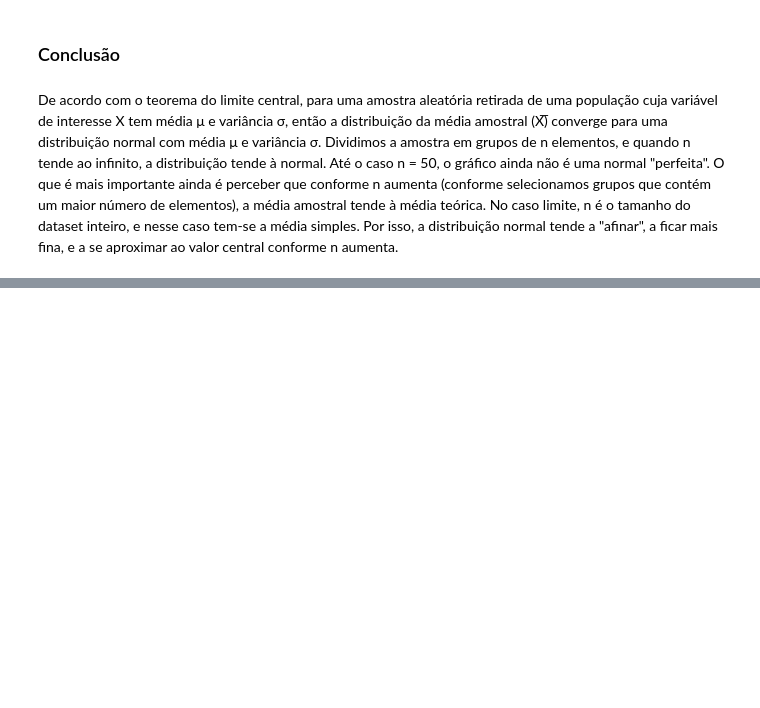
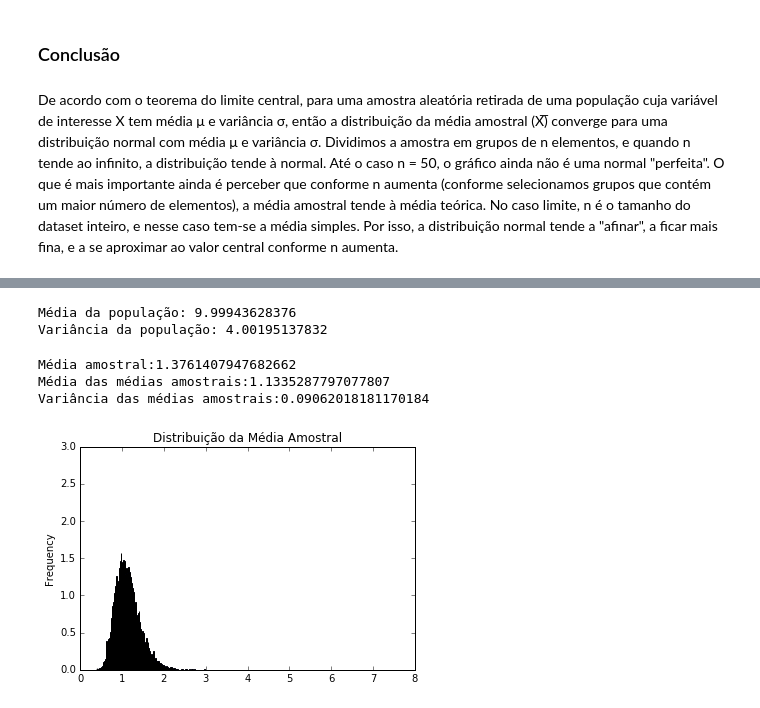
Before and after one commit to alcapriles/CD1S17, a Jupyter notebook: Projeto3/Entrega3.ipynb, the cells around one changed output, grey strips where cells are left out. Saved outputs shown, nothing was run; the diff lists cells and outputs as text; code cells hidden in the pictures; blank space fills up the shorter version.

```diff
--- a/Projeto3/Entrega3.ipynb
+++ b/Projeto3/Entrega3.ipynb
@@ -161,0 +167,45 @@ simples. Por isso, a distribuição normal tende a "afinar", a ficar mais fina,
+# %%
+pop2 = stats.norm.rvs(loc=10, scale=2, size=1000000)
+mu = pop2.mean()
+sigma = pop2.var()
+print('Média da população:', mu)
+print('Variância da população:', sigma)
+# %% [output]
+Média da população: 9.99943628376
+Variância da população: 4.00195137832
+# %%
+def tlc2(n):
+    amostras = np.random.choice(distribuicao_lognorm,n)
+    media_amostral = amostras.mean()
+    print("Média amostral:{}".format(media_amostral))
+    media_media_amostral = 0
+    medias_amostrais = []
+    for i in range(10000):
+        amostras = np.random.choice(distribuicao_lognorm,n)
+        media_amostral = amostras.mean()
+        medias_amostrais.append(media_amostral)
+        media_media_amostral += media_amostral
+    media_media_amostral = (media_media_amostral/10000)
+    print("Média das médias amostrais:{}".format(media_media_amostral))
+
+    medias_amostrais = np.array(medias_amostrais)
+    var_medias_amostrais = medias_amostrais.var()
+    print("Variância das médias amostrais:{}".format(var_medias_amostrais))
+
+    datalog2 = pd.Series(medias_amostrais)
+    #a = 0
+    #if (n == 2) or (n == 4):
+    #    a = 120
+    #else:
+    #    a = n
+    hist2 = datalog2.plot(kind="hist", bins = 120, normed=True)
+    plt.title("Distribuição da Média Amostral")
+    plt.xlim((0,8))
+    plt.ylim((0,3))
+
+tlc2(4)
+# %% [output]
+Média amostral:1.3761407947682662
+Média das médias amostrais:1.1335287797077807
+Variância das médias amostrais:0.09062018181170184
+[figure, added]
```
Also changed, not shown: parts of 10 cells of this notebook, 1 other file.
